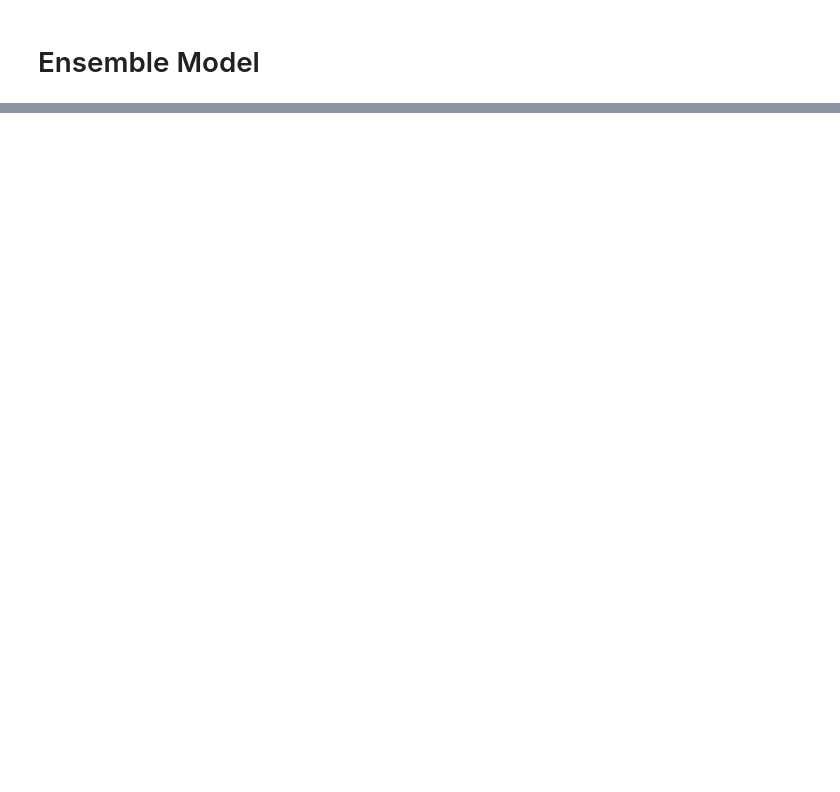
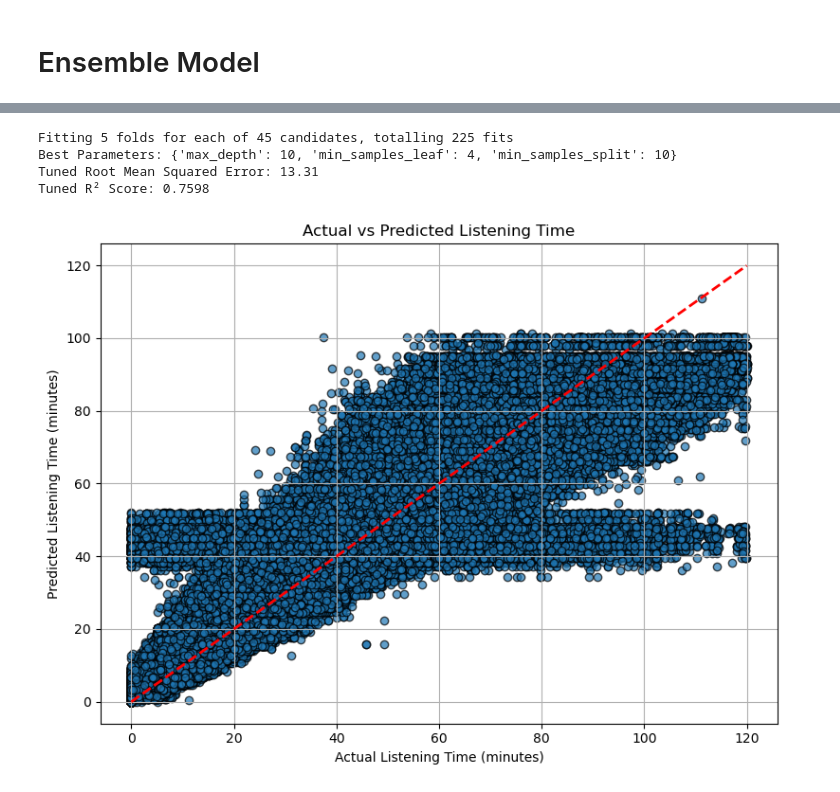
Before and after one commit to theslater11/PredictPodcastListeningTime, a Jupyter notebook: EnsembleModel.ipynb, the cells around one changed output, grey strips where cells are left out. Drawn from its saved outputs; the diff is of its cells as text; code cells hidden in the pictures; blank space fills up the shorter version.

```diff
--- a/EnsembleModel.ipynb
+++ b/EnsembleModel.ipynb
@@ -101,0 +67,48 @@ IndexError: list index out of range
+# %%
+# Define a grid of possible max_depth values to test
+param_grid = {
+    'max_depth': [3, 5, 7, 10, None],
+    'min_samples_split': [2, 5, 10],
+    'min_samples_leaf': [1, 2, 4]
+}
+
+# Use negative MSE as the scoring metric (since GridSearchCV maximizes score)
+scorer = metrics.make_scorer(metrics.root_mean_squared_error, greater_is_better=False)
+
+# Set up GridSearchCV
+grid_search = GridSearchCV(estimator=regressor, param_grid=param_grid,
+                           scoring=scorer, cv=5, n_jobs=-1,verbose=1)
+
+# Fit on the training data
+grid_search.fit(X_train, y_train)
+
+# Best model and depth
+best_model = grid_search.best_estimator_
+best_params = grid_search.best_params_
+print(f"Best Parameters: {best_params}")
+
+# Evaluate the best model on validation data
+y_pred_tuned = best_model.predict(X_test)
+rmse_tuned = metrics.root_mean_squared_error(y_test, y_pred_tuned)
+r2_tuned = metrics.r2_score(y_test, y_pred_tuned)
+
+print(f"Tuned Root Mean Squared Error: {rmse_tuned:.2f}")
+print(f"Tuned R² Score: {r2_tuned:.4f}")
+# %% [output]
+Fitting 5 folds for each of 45 candidates, totalling 225 fits
+Best Parameters: {'max_depth': 10, 'min_samples_leaf': 4, 'min_samples_split': 10}
+Tuned Root Mean Squared Error: 13.31
+Tuned R² Score: 0.7598
+# %%
+# Plot predicted vs actual
+plt.figure(figsize=(8, 6))
+plt.scatter(y_test, y_pred_tuned, edgecolor='k', alpha=0.7)
+plt.plot([y_test.min(), y_test.max()], [y_test.min(), y_test.max()], 'r--', lw=2)
+plt.xlabel('Actual Listening Time (minutes)')
+plt.ylabel('Predicted Listening Time (minutes)')
+plt.title('Actual vs Predicted Listening Time')
+plt.grid(True)
+plt.tight_layout()
+plt.show()
+# %% [output]
+[figure, added]
```
Also changed, not shown: parts of 21 cells of this notebook, 4 other files.
